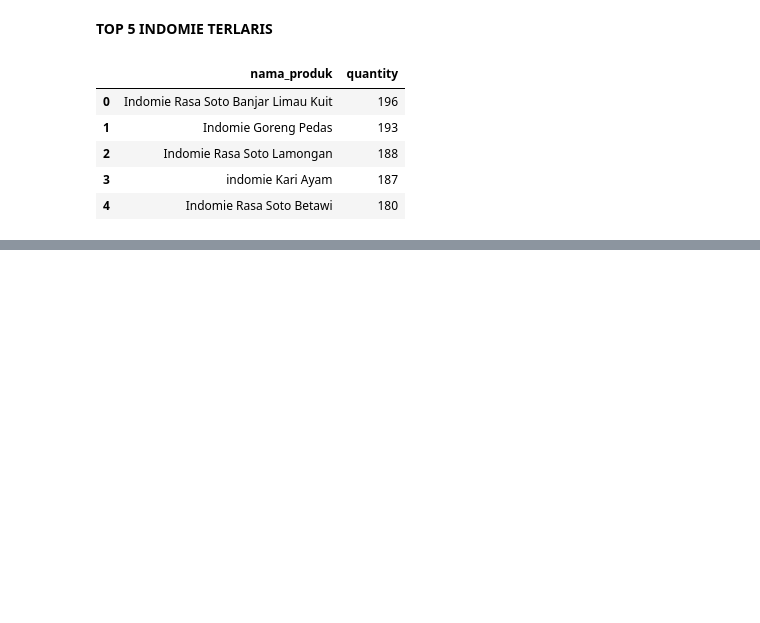
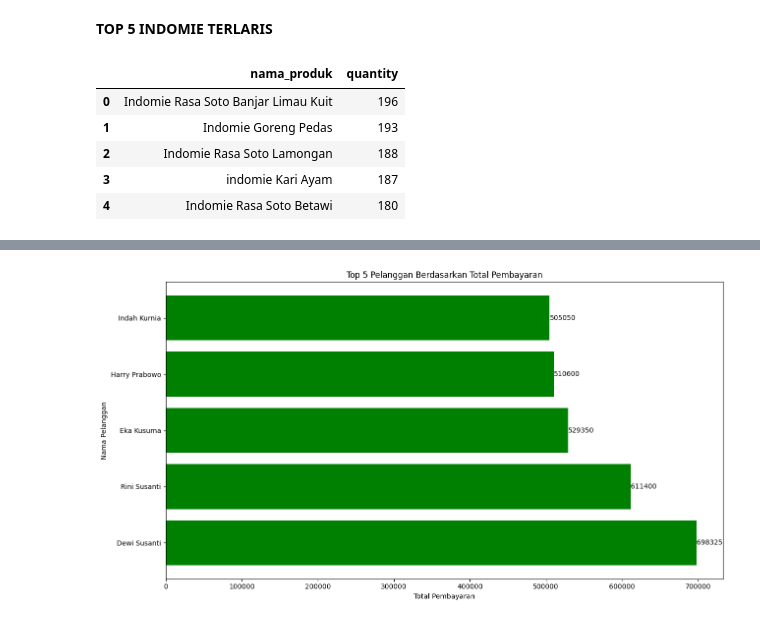
Before and after one commit to WahyuWahid14/ANALISIS-WARMINDO, a Jupyter notebook: Untitled0.ipynb, the cells around one changed output, grey strips where cells are left out. Drawn from its saved outputs; the diff is of its cells as text; code cells hidden in the pictures; blank space fills up the shorter version.

```diff
--- a/Untitled0.ipynb
+++ b/Untitled0.ipynb
@@ -142,0 +173,20 @@ top_5_indomie.head()
+# %%
+top_5_pelanggan = df.groupby(df['nama_pelanggan']).agg({'total_pembayaran':'sum'}).sort_values(by="total_pembayaran", ascending=False).head(5).reset_index()
+# top_5_pelanggan.head()
+
+# Plot bar chart horizontal
+plt.figure(figsize=(13, 7))
+bars = plt.barh(top_5_pelanggan['nama_pelanggan'].astype(str), top_5_pelanggan['total_pembayaran'], color='green')
+plt.xlabel('Total Pembayaran')
+plt.ylabel('Nama Pelanggan')  # Menyesuaikan label sumbu x
+plt.title('Top 5 Pelanggan Berdasarkan Total Pembayaran')
+
+# Menambahkan label nilai di sebelah kanan setiap bar
+for bar in bars:
+    width = bar.get_width()
+    plt.text(width, bar.get_y() + bar.get_height()/2, round(width, 2), ha='left', va='center')
+
+plt.tight_layout()
+plt.show()
+# %% [output]
+[figure, added]
```
Also changed, not shown: parts of 4 cells of this notebook.
